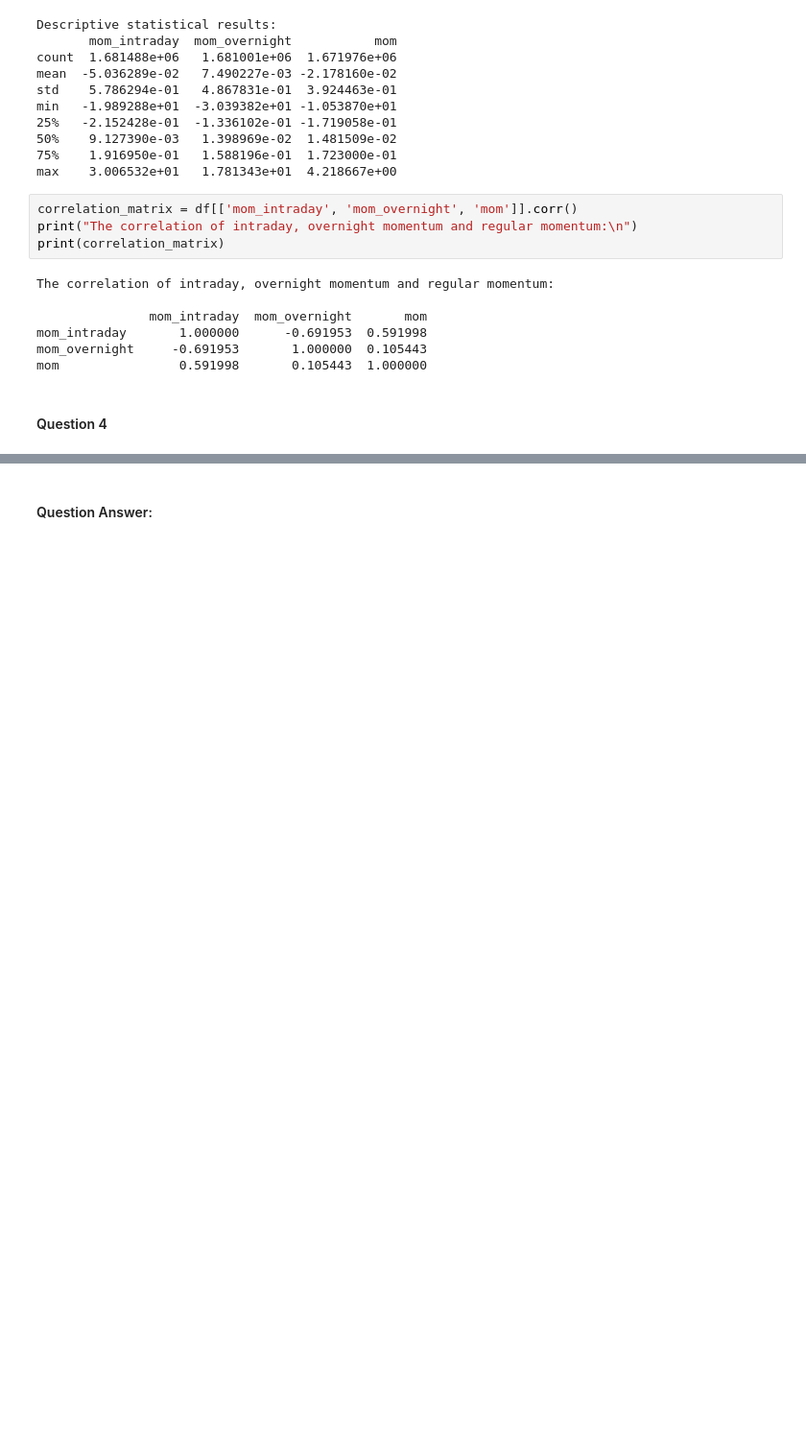
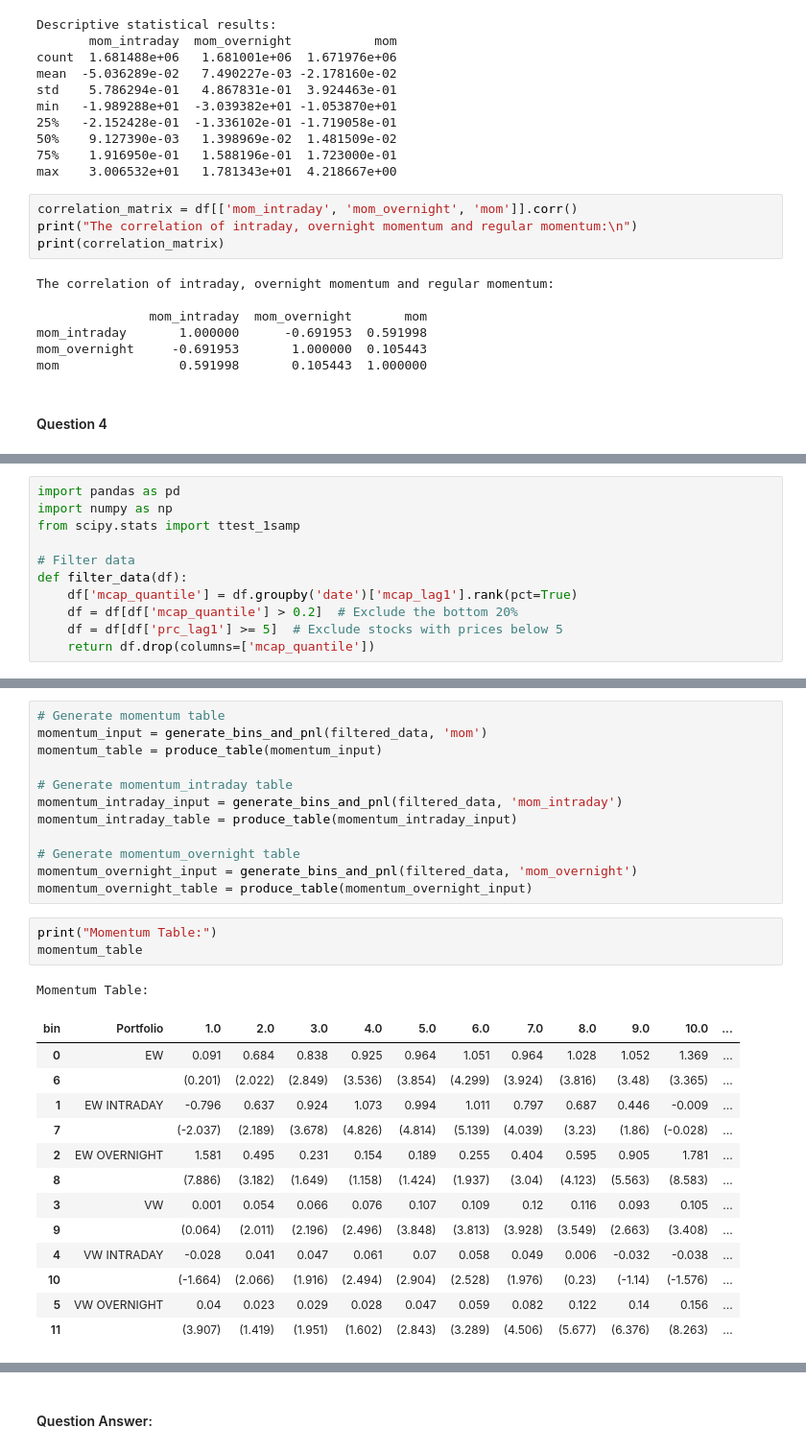
Before and after one commit to BenLeung-moon/HKU-Quant-Trade-Asmt2, a Jupyter notebook: asmt2_solution.ipynb, the cells around one changed output, grey strips where cells are left out. Shown: that part at 96% size. Saved outputs shown, nothing was run; the diff lists cells and outputs as text; blank space fills up the shorter version.

```diff
--- a/asmt2_solution.ipynb
+++ b/asmt2_solution.ipynb
@@ -251,0 +79,11 @@ VW OVERNIGHT (t-stat)  (5.724)  (5.497)  (4.773)  (5.139)  (5.051)   (9.172)
+# %%
+import pandas as pd
+import numpy as np
+from scipy.stats import ttest_1samp
+
+# Filter data
+def filter_data(df):
+    df['mcap_quantile'] = df.groupby('date')['mcap_lag1'].rank(pct=True)
+    df = df[df['mcap_quantile'] > 0.2]  # Exclude the bottom 20%
+    df = df[df['prc_lag1'] >= 5]  # Exclude stocks with prices below 5
+    return df.drop(columns=['mcap_quantile'])
@@ -251,0 +233,30 @@ VW OVERNIGHT (t-stat)  (5.724)  (5.497)  (4.773)  (5.139)  (5.051)   (9.172)
+# %%
+# Generate momentum table
+momentum_input = generate_bins_and_pnl(filtered_data, 'mom')
+momentum_table = produce_table(momentum_input)
+
+# Generate momentum_intraday table
+momentum_intraday_input = generate_bins_and_pnl(filtered_data, 'mom_intraday')
+momentum_intraday_table = produce_table(momentum_intraday_input)
+
+# Generate momentum_overnight table
+momentum_overnight_input = generate_bins_and_pnl(filtered_data, 'mom_overnight')
+momentum_overnight_table = produce_table(momentum_overnight_input)
+# %%
+print("Momentum Table:")
+momentum_table
+# %% [output]
+Momentum Table:
+| bin | Portfolio | 1.0 | 2.0 | 3.0 | 4.0 | 5.0 | 6.0 | 7.0 | 8.0 | 9.0 | 10.0 | ... |
+| 0 | EW | 0.091 | 0.684 | 0.838 | 0.925 | 0.964 | 1.051 | 0.964 | 1.028 | 1.052 | 1.369 | ... |
+| 6 |  | (0.201) | (2.022) | (2.849) | (3.536) | (3.854) | (4.299) | (3.924) | (3.816) | (3.48) | (3.365) | ... |
+| 1 | EW INTRADAY | -0.796 | 0.637 | 0.924 | 1.073 | 0.994 | 1.011 | 0.797 | 0.687 | 0.446 | -0.009 | ... |
+| 7 |  | (-2.037) | (2.189) | (3.678) | (4.826) | (4.814) | (5.139) | (4.039) | (3.23) | (1.86) | (-0.028) | ... |
+| 2 | EW OVERNIGHT | 1.581 | 0.495 | 0.231 | 0.154 | 0.189 | 0.255 | 0.404 | 0.595 | 0.905 | 1.781 | ... |
+| 8 |  | (7.886) | (3.182) | (1.649) | (1.158) | (1.424) | (1.937) | (3.04) | (4.123) | (5.563) | (8.583) | ... |
+| 3 | VW | 0.001 | 0.054 | 0.066 | 0.076 | 0.107 | 0.109 | 0.12 | 0.116 | 0.093 | 0.105 | ... |
+| 9 |  | (0.064) | (2.011) | (2.196) | (2.496) | (3.848) | (3.813) | (3.928) | (3.549) | (2.663) | (3.408) | ... |
+| 4 | VW INTRADAY | -0.028 | 0.041 | 0.047 | 0.061 | 0.07 | 0.058 | 0.049 | 0.006 | -0.032 | -0.038 | ... |
+| 10 |  | (-1.664) | (2.066) | (1.916) | (2.494) | (2.904) | (2.528) | (1.976) | (0.23) | (-1.14) | (-1.576) | ... |
+| 5 | VW OVERNIGHT | 0.04 | 0.023 | 0.029 | 0.028 | 0.047 | 0.059 | 0.082 | 0.122 | 0.14 | 0.156 | ... |
+| 11 |  | (3.907) | (1.419) | (1.951) | (1.602) | (2.843) | (3.289) | (4.506) | (5.677) | (6.376) | (8.263) | ... |
```
Also changed, not shown: parts of 12 cells of this notebook.
